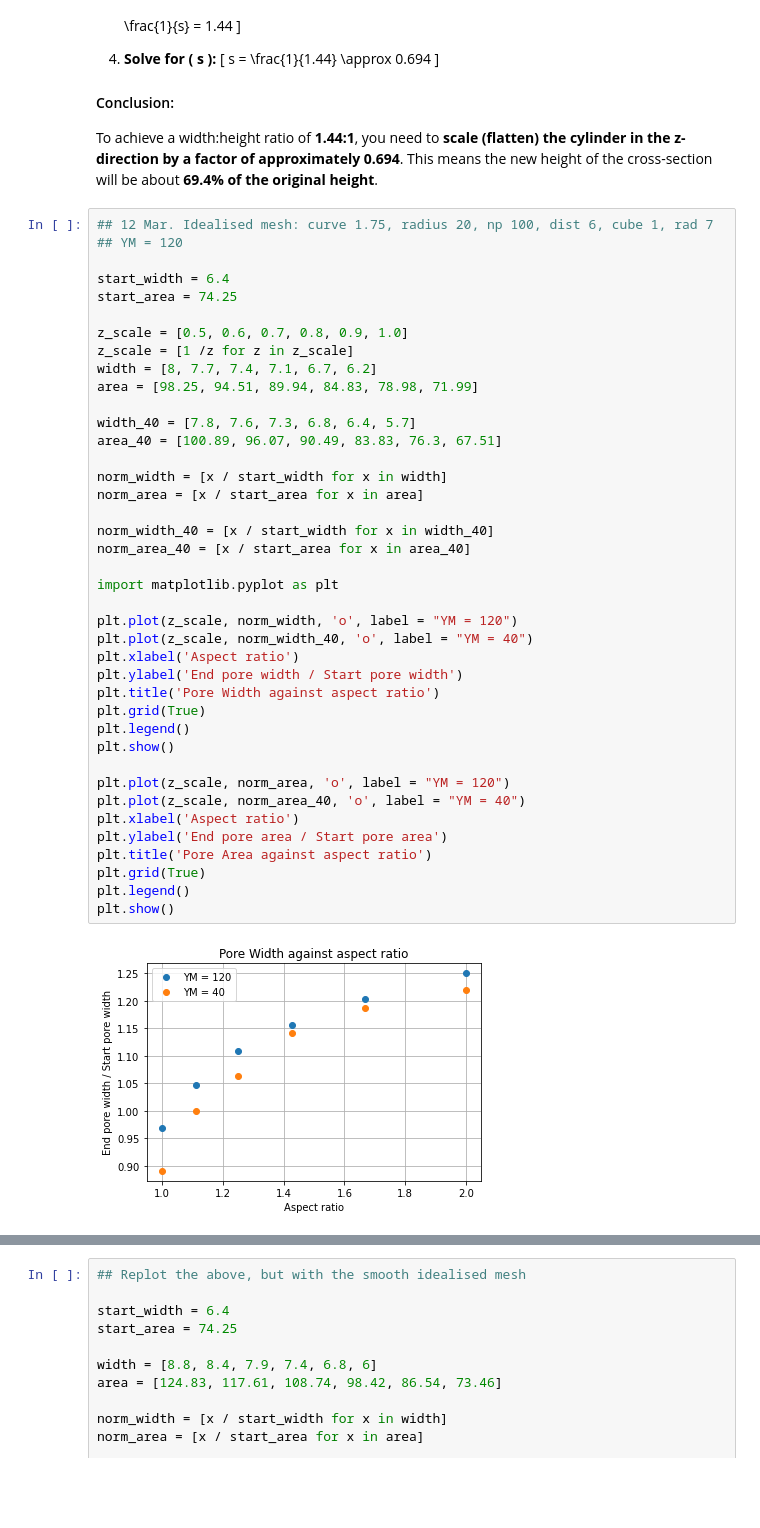
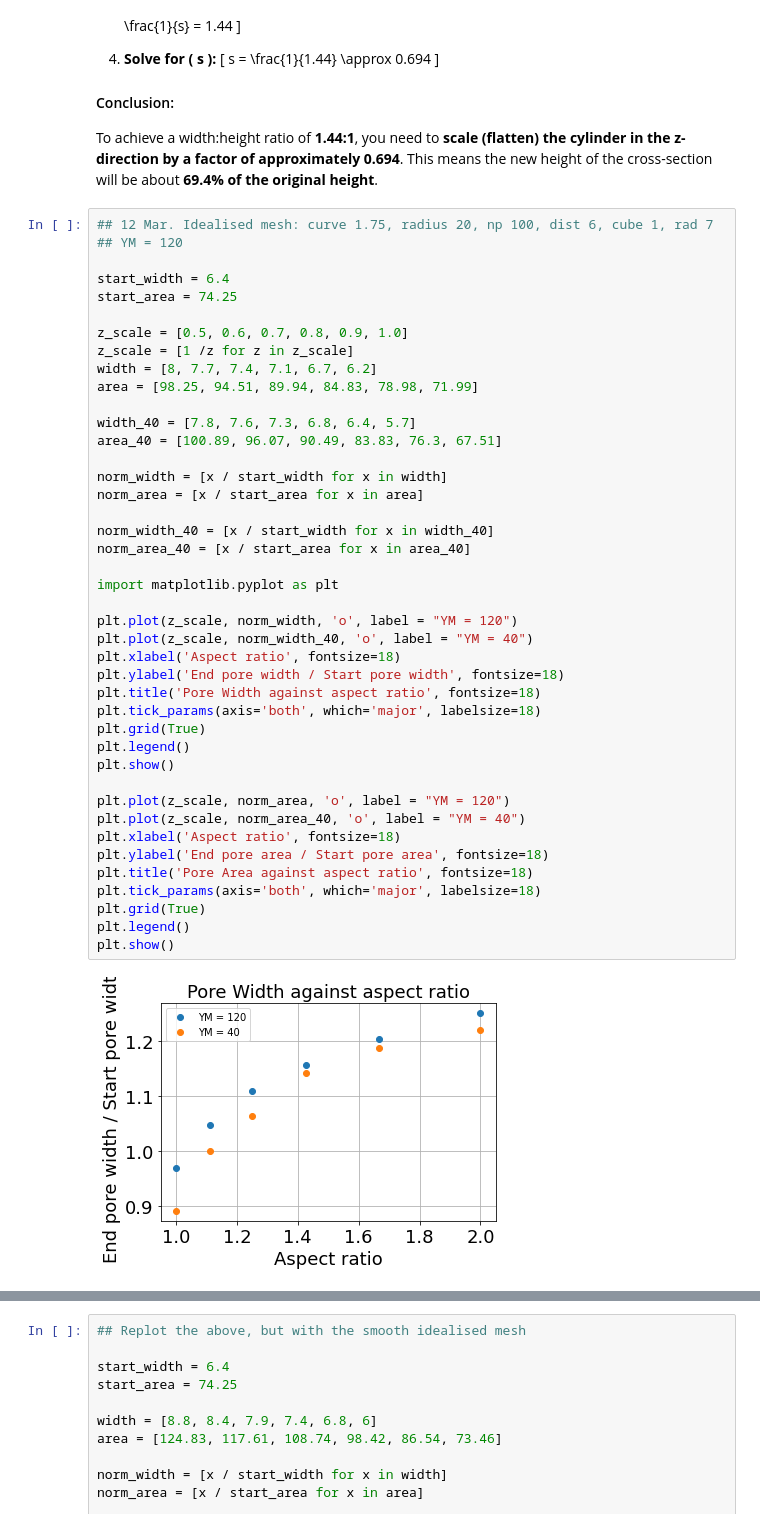
Before and after one commit to mtomtom/onion-stomatal-geometry, a Jupyter notebook: output/results.ipynb, the cells around one changed output, grey strips where cells are left out. Cells and saved outputs as stored; diff of their text form; blank space fills up the shorter version.

Commit message:
Unfinished full length aspect ratio analysis, and additions to results plots

```diff
--- a/output/results.ipynb
+++ b/output/results.ipynb
@@ -388,37 +370,39 @@ start_width = 6.4
 start_area = 74.25
 
 z_scale = [0.5, 0.6, 0.7, 0.8, 0.9, 1.0]
 z_scale = [1 /z for z in z_scale]
 width = [8, 7.7, 7.4, 7.1, 6.7, 6.2]
 area = [98.25, 94.51, 89.94, 84.83, 78.98, 71.99]
 
 width_40 = [7.8, 7.6, 7.3, 6.8, 6.4, 5.7]
 area_40 = [100.89, 96.07, 90.49, 83.83, 76.3, 67.51]
 
 norm_width = [x / start_width for x in width]
 norm_area = [x / start_area for x in area]
 
 norm_width_40 = [x / start_width for x in width_40]
 norm_area_40 = [x / start_area for x in area_40]
 
 import matplotlib.pyplot as plt
 
 plt.plot(z_scale, norm_width, 'o', label = "YM = 120")
 plt.plot(z_scale, norm_width_40, 'o', label = "YM = 40")
-plt.xlabel('Aspect ratio')
-plt.ylabel('End pore width / Start pore width')
-plt.title('Pore Width against aspect ratio')
+plt.xlabel('Aspect ratio', fontsize=18)
+plt.ylabel('End pore width / Start pore width', fontsize=18)
+plt.title('Pore Width against aspect ratio', fontsize=18)
+plt.tick_params(axis='both', which='major', labelsize=18)
 plt.grid(True)
 plt.legend()
 plt.show()
 
 plt.plot(z_scale, norm_area, 'o', label = "YM = 120")
 plt.plot(z_scale, norm_area_40, 'o', label = "YM = 40")
-plt.xlabel('Aspect ratio')
-plt.ylabel('End pore area / Start pore area')
-plt.title('Pore Area against aspect ratio')
+plt.xlabel('Aspect ratio', fontsize=18)
+plt.ylabel('End pore area / Start pore area', fontsize=18)
+plt.title('Pore Area against aspect ratio', fontsize=18)
+plt.tick_params(axis='both', which='major', labelsize=18)
 plt.grid(True)
 plt.legend()
 plt.show()
 # %% [output]
-[figure, old version]
+[figure, new version]
```
Also changed, not shown: parts of 7 cells of this notebook, 2 other files.
